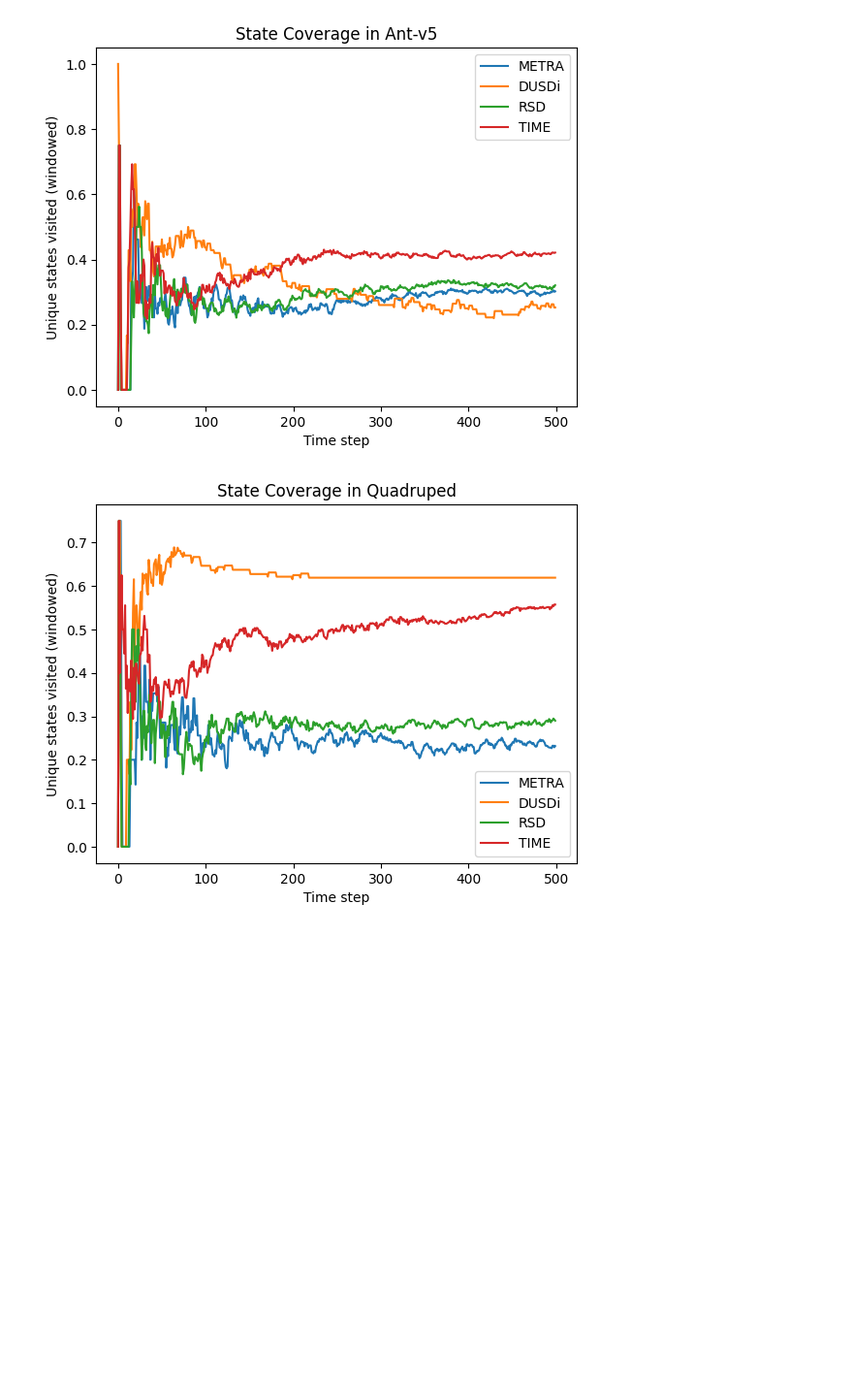
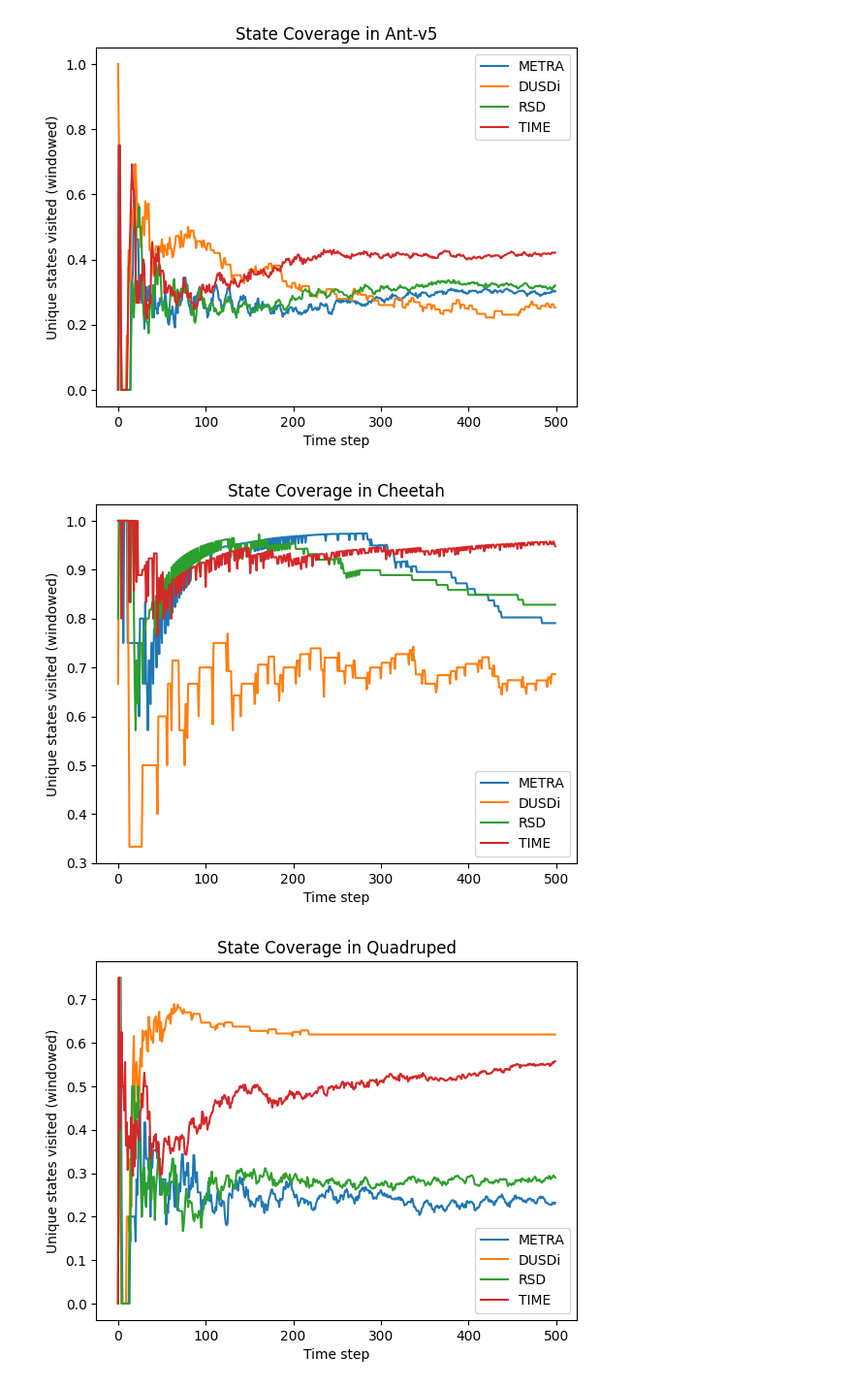
Before and after one commit to trinhminh11/TIME, a Jupyter notebook: metrics.ipynb, the cells around one changed output. Shown at 97% size. Cells and saved outputs as stored; diff of their text form; code cells hidden in the pictures; blank space fills up the shorter version.

```diff
--- a/metrics.ipynb
+++ b/metrics.ipynb
@@ -72,6 +74,10 @@ metrics.plot_state_coverage_from_env('Cheetah', window_size=1)
 ret = metrics.plot_percentage_state_coverage(['METRA', 'DUSDi', "RSD", "TIME"], 'Ant-v5', window_size=1.8, lower_bound=2, upper_bound=10)
 # %% [output]
 [figure]
+# %%
+ret = metrics.plot_percentage_state_coverage(['METRA', 'DUSDi', "RSD", "TIME"], 'Cheetah', window_size=1, lower_bound=2, upper_bound=100)
+# %% [output]
+[figure, added]
 # %%
 ret = metrics.plot_percentage_state_coverage(['METRA', 'DUSDi', "RSD", "TIME"], 'Quadruped', window_size=0.5, lower_bound=2, upper_bound=10)
 # %% [output]
```
Also changed, not shown: parts of 5 cells of this notebook, 2 other files.
